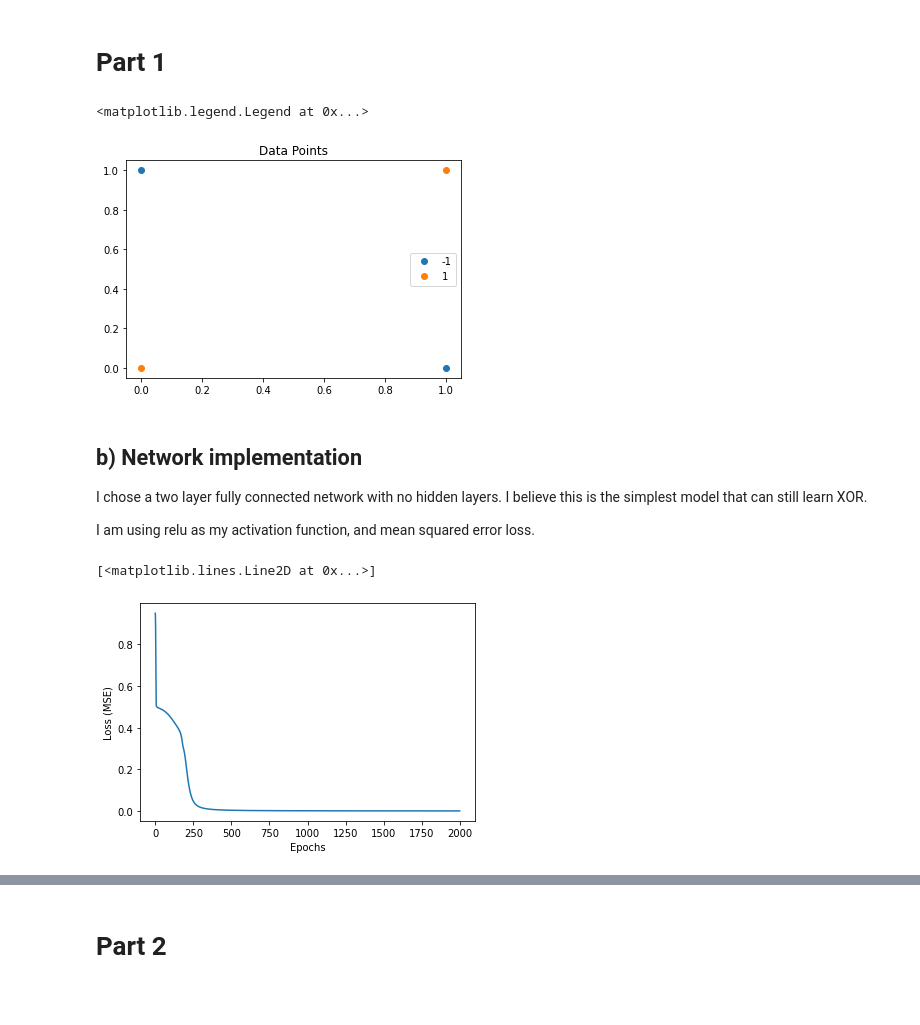
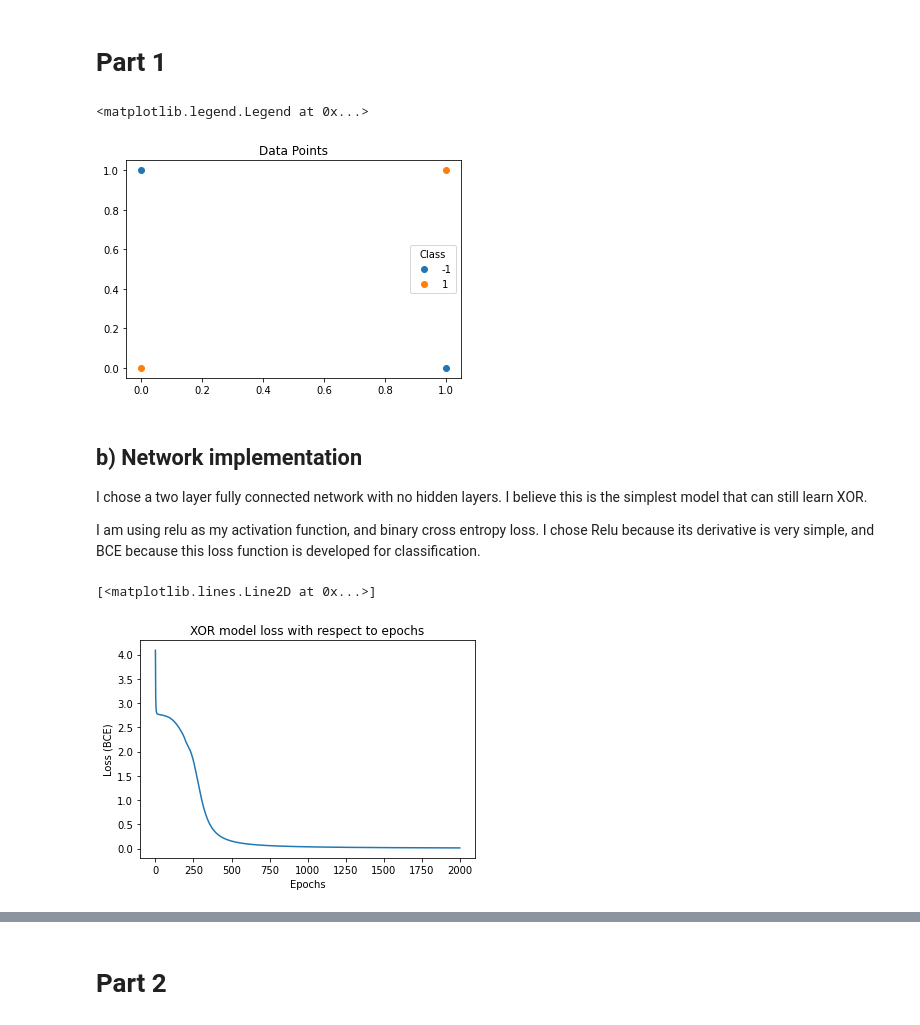
Before and after one commit to ezhang7423/ece180, a Jupyter notebook: hw5/xor.ipynb, the cells around one changed output, grey strips where cells are left out. Drawn from its saved outputs; the diff is of its cells as text; code cells hidden in the pictures; blank space fills up the shorter version.

```diff
--- a/hw5/xor.ipynb
+++ b/hw5/xor.ipynb
@@ -19,39 +19,45 @@ for name, group in samples.groupby('label'):
     plt.plot(group['x'], group['y'], marker="o", linestyle="",label=name)
 
 plt.title('Data Points')
-plt.legend()
+plt.legend(title='Class')
 # %% [output]
 <matplotlib.legend.Legend at 0x...>
-[figure, old version]
+[figure, new version]
 # %% [markdown]
 
 ## b) Network implementation
 
 I chose a two layer fully connected network with no hidden layers. I believe this is the simplest model that can still learn XOR.
 
-I am using relu as my activation function, and mean squared error loss.
+I am using relu as my activation function, and binary cross entropy loss. I chose Relu because its derivative is very simple, and BCE because this loss function is developed for classification.
 # %%
-
-
-
 # activation functions
 def relu(x):
     return max(0, x)
 def d_relu(x):
     return max(0, min(x, 1))
-def tanh(x):
-    return math.tanh(x)
-def d_tanh(x):
-    return 1 - tanh(x) ** 2
+def sig(x):
+    return 1 / (1 + math.e ** -x)
+def d_sig(x):
+    return sig(x) * (1 - sig(x))
 def loss(exp_y, act_y):
-    return .5 * (exp_y - act_y) ** 2
+    l = 0
+    for e, a in zip(exp_y, act_y):
+        try:
+            if a == 0:
+                l -= math.log(1 - e)
+            else:
+                l -= math.log(e)
+        except ValueError:
+            l += 9999
+    return l
 
 
 # model
 class Neuron:
 
     def __init__(self, activation_fn=relu):
-        np.random.seed(46)
+        np.random.seed(46) # So results are replicable
         self.weights = np.random.rand(3)
         self.activation_fn = activation_fn
 
@@ -73,7 +79,7 @@ class Neuron:
 class NumpyModel:
     def  __init__(self, lr=.1):
         self.input_layer = [Neuron(), Neuron()]
-        self.output_layer = Neuron(activation_fn=tanh)
+        self.output_layer = Neuron(activation_fn=sig)
         self.lr = lr
 
     def pred(self, x, output_pre=False):
@@ -82,12 +88,17 @@ class NumpyModel:
     def update(self, exp_y, act_y, x):
         # Update output neuron
         il = self.input_layer
-        partial_l_output_layer = (exp_y - act_y) * d_tanh(self.pred(x, output_pre=True)) * np.array([il[0].pred(x), il[1].pred(x), 1])
+        partial_l_partial_z = -1 / ( exp_y - 1 ) if act_y == 0 else -1 / ( exp_y )
+        partial_out = d_sig(self.pred(x, output_pre=True)) * np.array([il[0].pred(x), il[1].pred(x), 1])
+        partial_l_output_layer = partial_l_partial_z * partial_out
 
         # Update input neuron
         def update_input_layer(index, neuron):
             pre = il[index].pred(x, output_pre=True)
-            neuron.update((exp_y - act_y) * d_tanh(self.pred(x, output_pre=True)) * self.output_layer.weights[index] * d_relu(pre) * Neuron.concat(x), self.lr)
+            partial_out = d_sig(self.pred(x, output_pre=True)) * self.output_layer.weights[index] * d_relu(pre) * Neuron.concat(x)
+#             print(partial_out)
+            out = partial_l_partial_z * partial_out
+            neuron.update(out, self.lr)
 
         update_input_layer(0, self.input_layer[0])
         update_input_layer(1, self.input_layer[1])
@@ -120,37 +131,37 @@ def test(model, test_x, test_y, verbose=False):
         print('PREDICTED Y:', exp_y)
     return np.mean(loss(exp_y, test_y))
 
 
 def train(model, train_x, train_y, epochs=10):
     history = []
     for epoch in range(epochs):
         loss = test(model, train_x, train_y)
         history.append(loss)
         sgd(model, train_x, train_y)
     return history
 
 
 
 train_x = np.array([
     [0, 0],
     [0, 1],
     [1, 0],
     [1, 1]
 ])
 
-train_y = np.array([1, -1, -1, 1])
+train_y = np.array([1, 0, 0, 1]) # remap -1 class to 0 so domain of BCE is respected
 m = NumpyModel(.1)
 history = train(m, train_x, train_y, epochs=2000)
 
 
 plt.xlabel('Epochs')
-plt.ylabel('Loss (MSE)')
+plt.ylabel('Loss (BCE)')
 
-
+plt.title('XOR model loss with respect to epochs')
 plt.plot(history)
 # %% [output]
 [<matplotlib.lines.Line2D at 0x...>]
-[figure, old version]
+[figure, new version]
 # %%
 # c) Classification visualization
 # https://towardsdatascience.com/hands-on-guide-to-plotting-a-decision-surface-for-ml-in-python-149710ee2a0e
```
Also changed, not shown: parts of 24 cells of this notebook, 1 other file.
